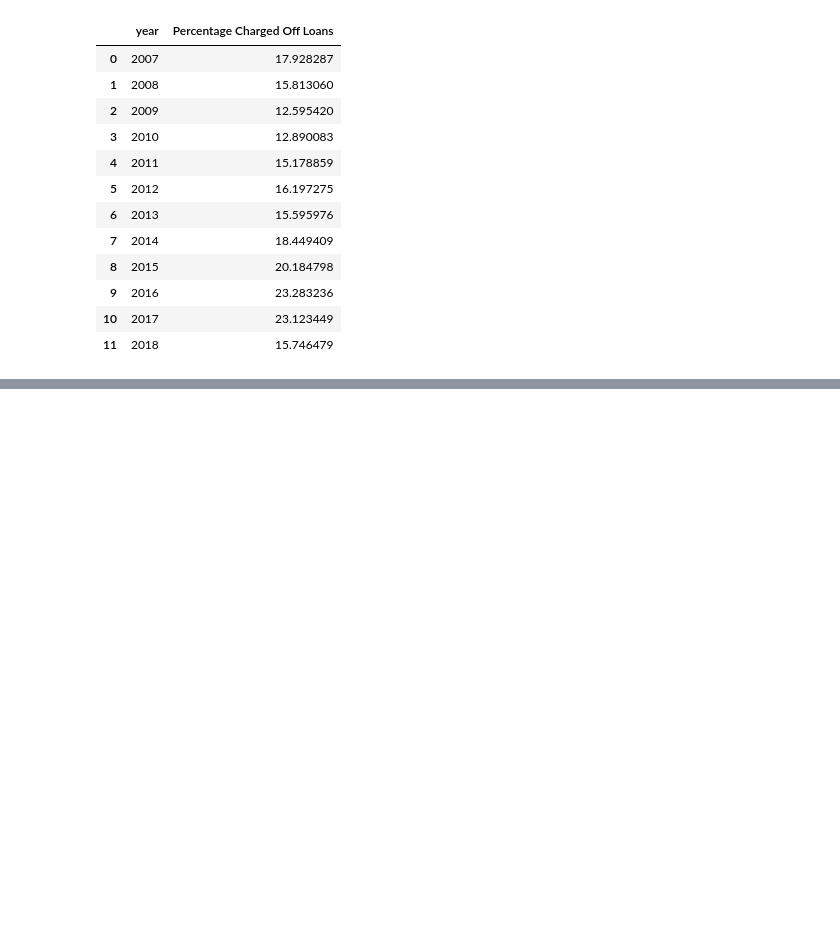
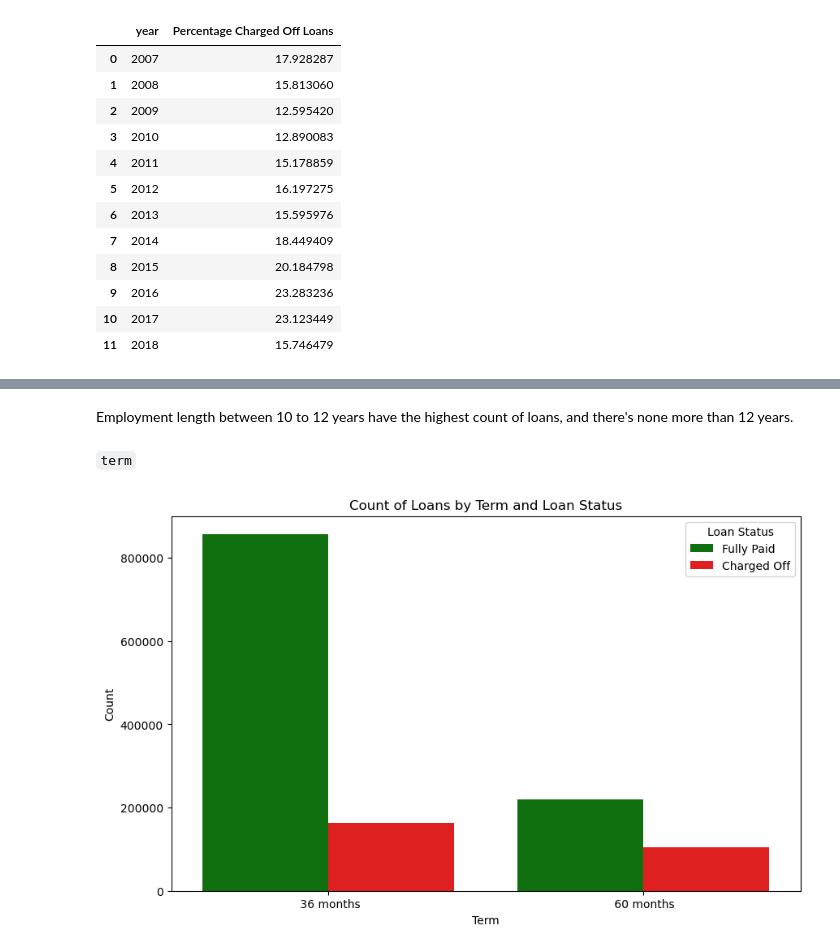
Before and after one commit to roktimsaikia440/Lending-Club-ML, a Jupyter notebook: EDA.ipynb, the cells around one changed output, grey strips where cells are left out. Saved outputs shown, nothing was run; the diff lists cells and outputs as text; code cells hidden in the pictures; blank space fills up the shorter version.

```diff
--- a/EDA.ipynb
+++ b/EDA.ipynb
@@ -450,0 +425,16 @@ Based on the table, `2015`, `2016`, and `2017` are the years having the
+# %% [markdown]
+Employment length between 10 to 12 years have the highest count of loans, and there's none more than 12 years.
+# %% [markdown]
+`term`
+# %%
+# 4. Countplot of loan term by loan status
+plt.figure(figsize=(10, 6))
+sns.countplot(x='term', hue='loan_status', data=df,
+              palette={'Charged Off': 'red', 'Fully Paid': 'green'})
+plt.title('Count of Loans by Term and Loan Status')
+plt.xlabel('Term')
+plt.ylabel('Count')
+plt.legend(title='Loan Status', loc='upper right')
+plt.show()
+# %% [output]
+[figure, added]
```
Also changed, not shown: parts of 86 cells of this notebook.
